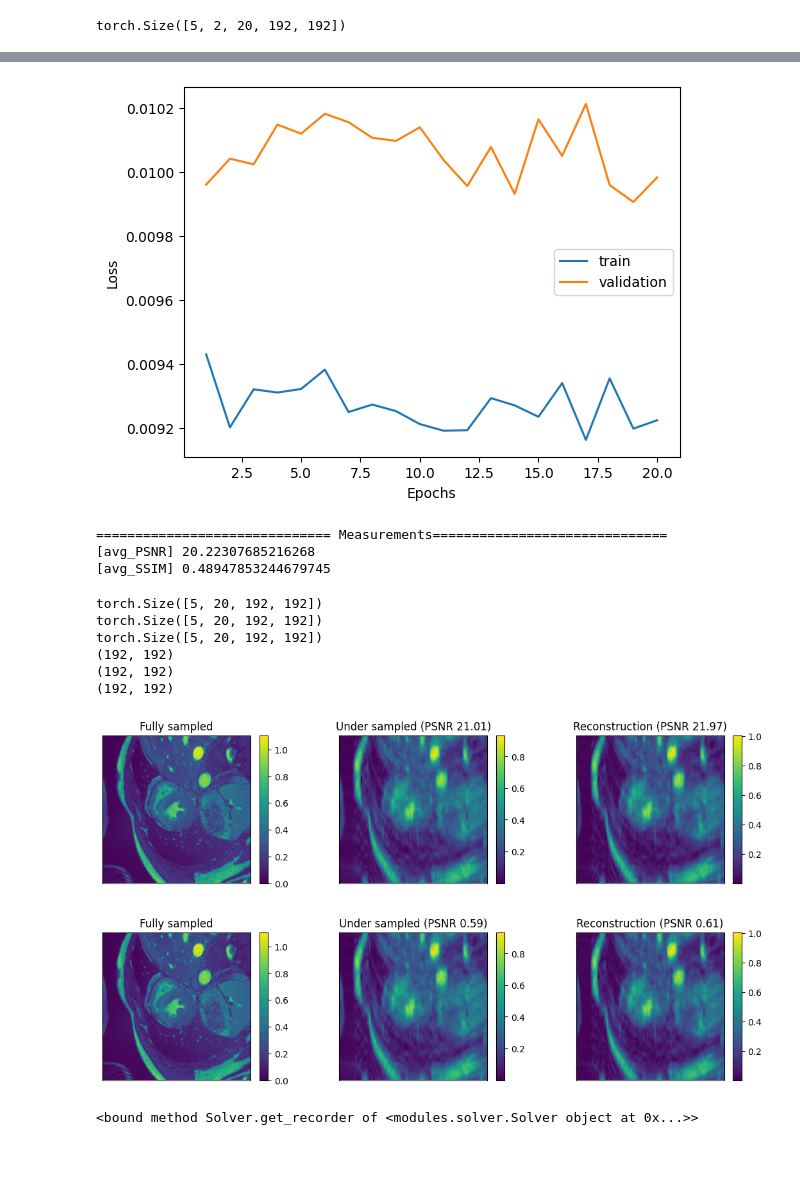
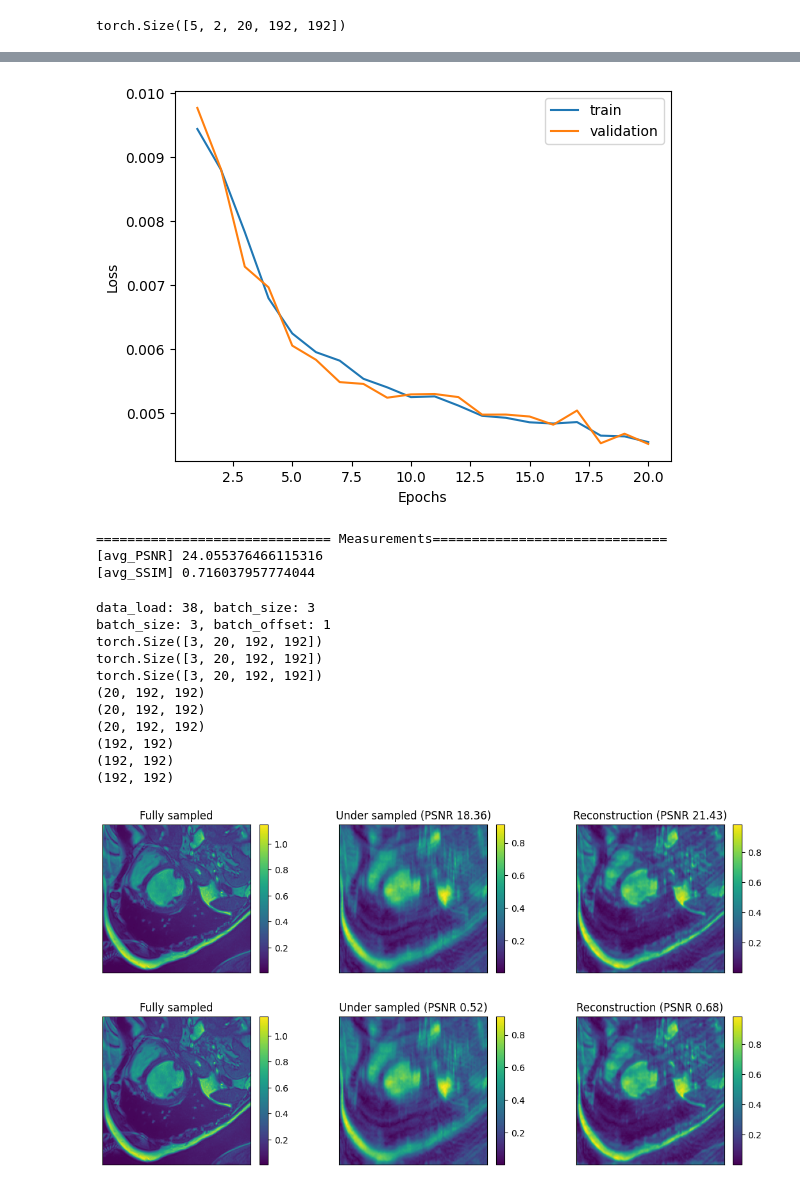
Before and after one commit to skkk256/BME_project_1, a Jupyter notebook: main.ipynb, the cells around one changed output, grey strips where cells are left out. Drawn from its saved outputs; the diff is of its cells as text; code cells hidden in the pictures; blank space fills up the shorter version.

Commit message:
fix the scheduler bug / with dropout

```diff
--- a/main.ipynb
+++ b/main.ipynb
@@ -52,7 +52,7 @@ TEST_INDICES = np.arange(140, 200)
 
 train_loader, val_loader, test_loader = build_loaders(
     dataset, TRAIN_INDICES, VAL_INDICES, TEST_INDICES,
-    batch_size=5  # Reduce this number if your computer does not has large gpu vram
+    batch_size=3  # Reduce this number if your computer does not has large gpu vram
 )
 print(f"Number of batches for train/val/test: {len(train_loader)}/{len(val_loader)}/{len(test_loader)}")
 # %% [output]
@@ -160,6 +156,7 @@ class MRIReconstructionFramework(nn.Module):
 class MultiLayerCNN(nn.Module):
     def __init__(self, n_hidden=64):
         super().__init__()
+        ######################## WRITE YOUR ANSWER HERE ########################
         self.conv1 = nn.Conv3d(2, n_hidden, kernel_size=3, padding=1)
         self.conv2 = nn.Conv3d(n_hidden, n_hidden, kernel_size=3, padding=1)
         self.conv3 = nn.Conv3d(n_hidden, n_hidden, kernel_size=3, padding=1)
@@ -167,17 +164,21 @@ class MultiLayerCNN(nn.Module):
         self.conv5 = nn.Conv3d(n_hidden, 2, kernel_size=3, padding=1)
 
         self.relu = nn.ReLU()
+        ########################################################################
+        self.drop = nn.Dropout3d(p=0.1)
 
     def forward(self, im_und):
         """
-        - im_und: tensor[B, C=2, T, H, W]
+        - im_und: tensor[B, C=2, H, W]
         """
-        x = self.relu(self.conv1(im_und))
-        x = self.relu(self.conv2(x))
-        x = self.relu(self.conv3(x))
-        x = self.relu(self.conv4(x))
+        ######################## WRITE YOUR ANSWER HERE ########################
+        x = self.relu(self.drop(self.conv1(im_und)))
+        x = self.relu(self.drop(self.conv2(x)))
+        x = self.relu(self.drop(self.conv3(x)))
+        x = self.relu(self.drop(self.conv4(x)))
         diff = self.conv5(x)
         im_recon = diff + im_und
+        ########################################################################
         return im_recon
 
 
@@ -224,32 +225,35 @@ solver = Solver(
     model=net,
     optimizer=optimizer,
     criterion=MSELoss(),
-    scheduler = torch.optim.lr_scheduler.ReduceLROnPlateau(optimizer, 'max', patience=2)
+    scheduler = torch.optim.lr_scheduler.LambdaLR(optimizer, lr_lambda= lambda epoch: 1/(epoch+1))
 )
 
 epochs_to_train = 20
 solver.train(epochs_to_train, train_loader, val_loader=val_loader)
 solver.validate(test_loader)
 # %% [output]
-[figure, old version]
+[figure, new version]
 ============================== Measurements==============================
-[avg_PSNR] 20.22307685216268
-[avg_SSIM] 0.48947853244679745
+[avg_PSNR] 24.055376466115316
+[avg_SSIM] 0.716037957774044
 # %%
 # changing data_index to see diffferent sample's visualization
-data_index = 30 # range in [0, 200)
-time_index = 10
-solver.visualize(test_loader, data_index,time_index, dpi=100)
+data_index = 100 # range in [0, 60)
+time_index = 19
+solver.visualize(train_loader, idx=data_index,time_index=time_index, dpi=100)
 # %% [output]
-torch.Size([5, 20, 192, 192])
-torch.Size([5, 20, 192, 192])
-torch.Size([5, 20, 192, 192])
+data_load: 38, batch_size: 3
+batch_size: 3, batch_offset: 1
+torch.Size([3, 20, 192, 192])
+torch.Size([3, 20, 192, 192])
+torch.Size([3, 20, 192, 192])
+(20, 192, 192)
+(20, 192, 192)
+(20, 192, 192)
 (192, 192)
 (192, 192)
 (192, 192)
-[figure, old version]
+[figure, new version]
-[figure, old version]
+[figure, new version]
 # %%
-solver.get_recorder
+solver.get_recorder()
-# %% [output]
-<bound method Solver.get_recorder of <modules.solver.Solver object at 0x...>>
```
Also changed, not shown: parts of 5 cells of this notebook, 4 other files.
